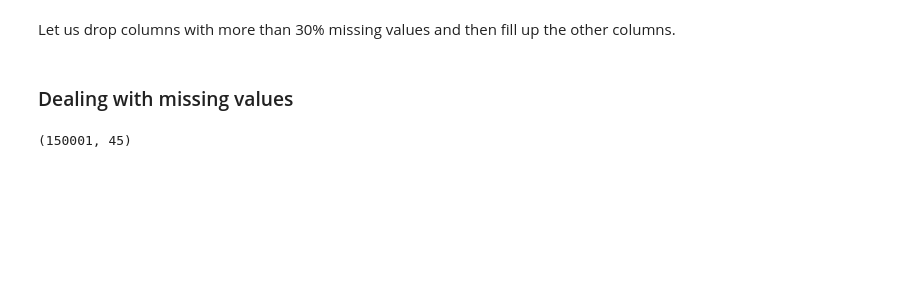
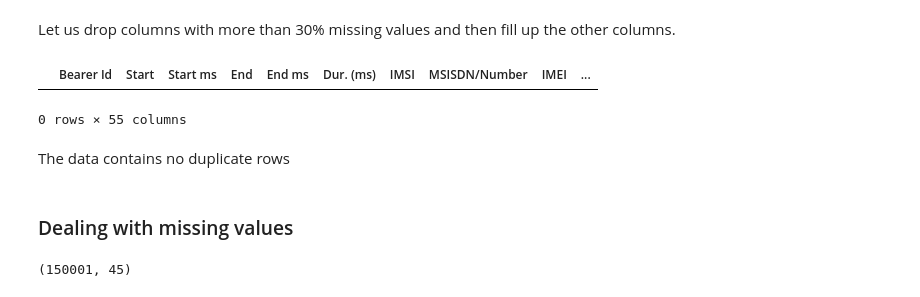
Before and after one commit to khaiyra/TellCo-Analysis, a Jupyter notebook: notebooks/User-Overview-Analysis.ipynb, the cells around one changed output. Drawn from its saved outputs; the diff is of its cells as text; code cells hidden in the pictures; blank space fills up the shorter version.

```diff
--- a/notebooks/User-Overview-Analysis.ipynb
+++ b/notebooks/User-Overview-Analysis.ipynb
@@ -29,2 +32,5 @@ Before proceeding to cleaning the dataset, let us explore what has been stored i
+# %%
+from data_information import DataInfo # import data_information script
+explorer = DataInfo(data)
 # %%
 # size of data
@@ -177,5 +163,13 @@ missing(data)
 # %% [markdown]
 Let us drop columns with more than 30% missing values and then fill up the other columns.
+# %%
+# check for duplicate rows
+explorer.get_duplicates()
+# %% [output]
+|  | Bearer Id | Start | Start ms | End | End ms | Dur. (ms) | IMSI | MSISDN/Number | IMEI | ... |
+0 rows × 55 columns
+# %% [markdown]
+The data contains no duplicate rows
 # %% [markdown]
 ### Dealing with missing values
 # %%
```
Also changed, not shown: parts of 34 cells of this notebook.
